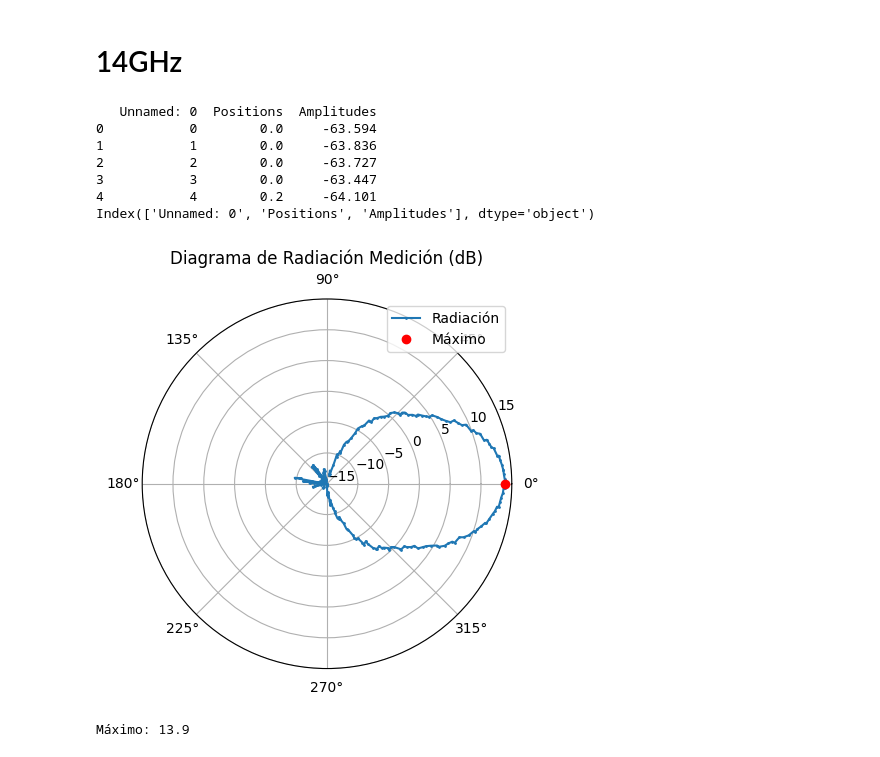
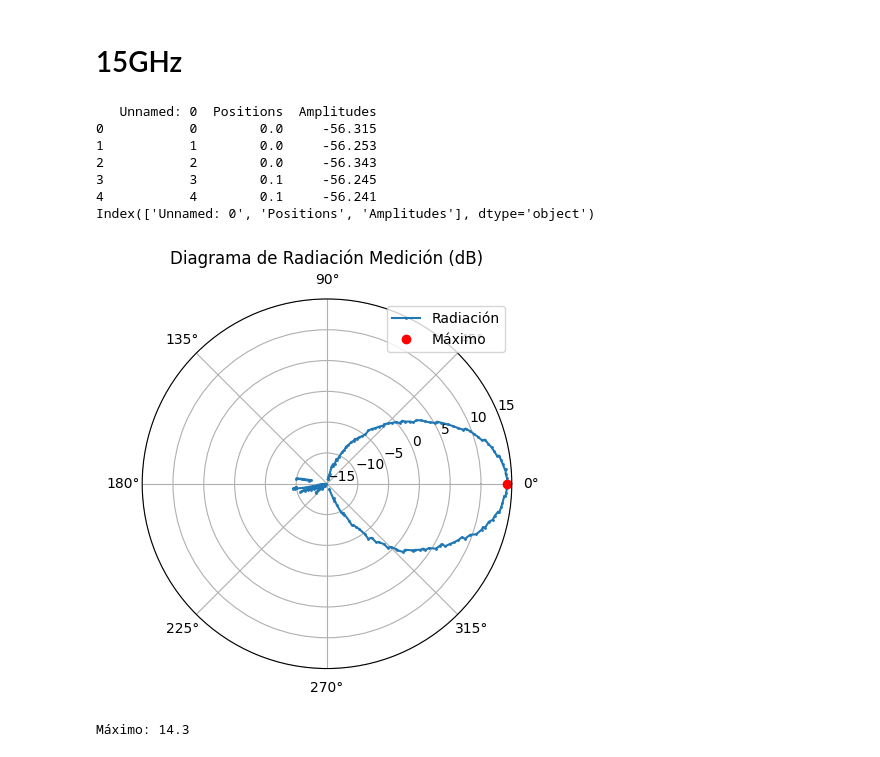
Before and after one commit to NicoNestasio/Antena-Horn, a Jupyter notebook: Antena_14GHz.ipynb, the cells around one changed output. Cells and saved outputs as stored; diff of their text form; code cells hidden in the pictures.

```diff
--- a/Antena_14GHz.ipynb
+++ b/Antena_14GHz.ipynb
@@ -1,14 +1,14 @@
 # %% [markdown]
 <a href="https://colab.research.google.com/github/NicoNestasio/Antena-Horn/blob/main/Antena_14GHz.ipynb" target="_parent"><img src="https://colab.research.google.com/assets/colab-badge.svg" alt="Open In Colab"/></a>
 # %% [markdown]
-# 14GHz
+# 15GHz
 # %%
 
 import numpy as np
 import matplotlib.pyplot as plt
 import pandas as pd
 # Ruta del archivo Excel
-ruta_csv = '/content/14 GHz - Pol. Principal - Diagrama de radiación-raw.csv'
+ruta_csv = '/content/16GHz - Pol. Principal - Diagrama de radiación-raw.csv'
 
 # Importar datos desde Excel a un DataFrame de pandas
 datos = pd.read_csv(ruta_csv)
@@ -18,42 +18,42 @@ datos['Amplitudes'] = datos['Amplitudes'].str.replace('dBm', '').astype(float)
 # Ver los primeros registros para asegurarte de que los datos se importaron correctamente
 print(datos.head())
 print(datos.columns)
 
 # Acceder a los datos de las columnas
 angulos = np.deg2rad(datos['Positions'])
 amplitudes = datos['Amplitudes']
 
 
 # Encontrar el punto máximo
 maximo_idx = np.argmax(amplitudes)
 angulo_max = angulos[maximo_idx]
 amplitud_max = amplitudes[maximo_idx]
-diferencia = 13.9-amplitud_max
+diferencia = 14.3-amplitud_max
 
 # Corrección de datos
 amplitudescor = amplitudes+diferencia
-amplitud_maxcor= 13.9
+amplitud_maxcor= 14.3
 anguloscor = angulos - angulo_max
 # Crear el gráfico
 plt.figure()
 plt.polar(anguloscor, amplitudescor, marker='o', markersize=1, label='Radiación')
 plt.polar(0, amplitud_maxcor, 'ro', label='Máximo')
 plt.title('Diagrama de Radiación Medición (dB)')
 plt.legend()
 plt.ylim(-15, 15)
 plt.yticks(np.arange(-15, 16, 5))
 plt.show()
 print('Máximo:',amplitud_maxcor)
 # %% [output]
    Unnamed: 0  Positions  Amplitudes
-0           0        0.0     -63.594
-1           1        0.0     -63.836
-2           2        0.0     -63.727
-3           3        0.0     -63.447
-4           4        0.2     -64.101
+0           0        0.0     -56.315
+1           1        0.0     -56.253
+2           2        0.0     -56.343
+3           3        0.1     -56.245
+4           4        0.1     -56.241
 Index(['Unnamed: 0', 'Positions', 'Amplitudes'], dtype='object')
-[figure, old version]
+[figure, new version]
-Máximo: 13.9
+Máximo: 14.3
 # %%
 # Gràfico (Simulación)
 import numpy as np
```
Also changed, not shown: parts of 1 cell of this notebook.
